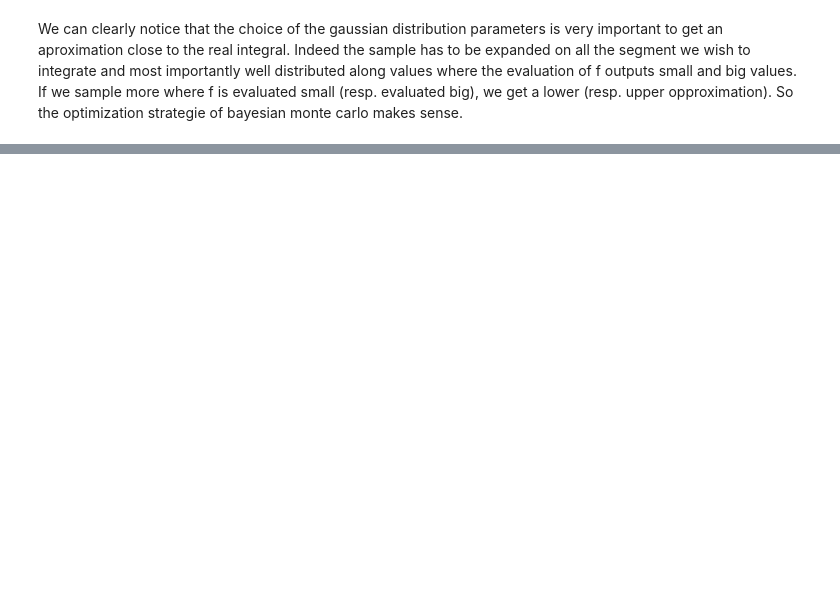
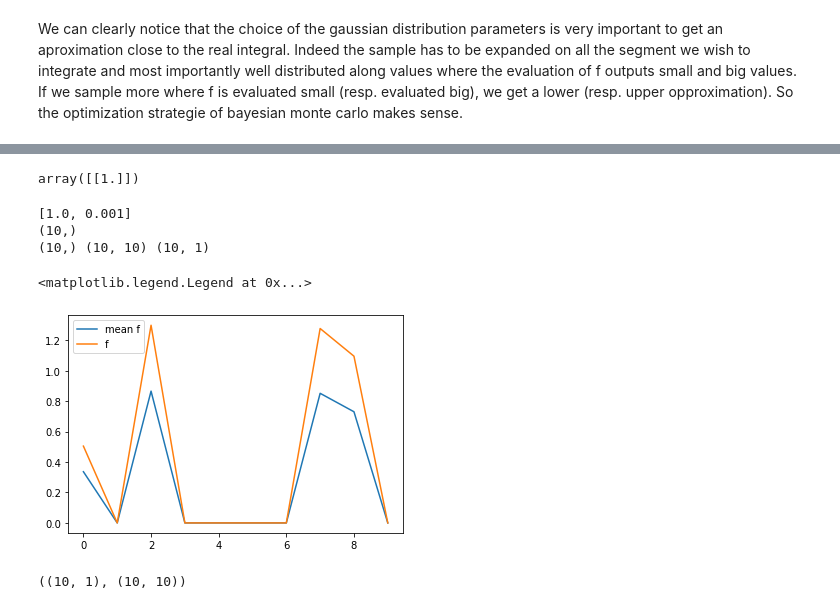
Before and after one commit to KALAEric/Bayesian-Monte-Carlo, a Jupyter notebook: bmc_sandbox.ipynb, the cells around one changed output, grey strips where cells are left out. Drawn from its saved outputs; the diff is of its cells as text; code cells hidden in the pictures; blank space fills up the shorter version.

```diff
--- a/bmc_sandbox.ipynb
+++ b/bmc_sandbox.ipynb
@@ -112,0 +103,22 @@ array([[1.00000000e+00, 1.18611202e-08, 3.67879441e-01, 3.67879441e-01],
+# %%
+b=np.array([0])
+B=np.array([[1]])
+w=np.array([.1,.5])
+a=np.array([2])
+d=b.shape[0]
+A=np.diag(w[1:])
+p=multivariate_normal(mean=b,cov=B)
+
+z=w[0]*np.linalg.inv(np.sqrt(abs(np.linalg.inv(A)@B + np.eye(d))))*np.exp(-.5*(a-b).T@np.linalg.inv(A+B)@(a-b))
+
+x=p.rvs(10).reshape(10,1)
+fb=f(x)
+K=covariance_function(x,w=np.array([0.1,.5]))
+
+E=z*np.linalg.inv(K)@fb
+V=w[0]*np.linalg.inv(np.sqrt(abs(2*np.linalg.inv(A)@B + np.eye(d)))) -z*np.linalg.inv(K)*z
+E.shape, V.shape
+E.mean()
+# multivariate_normal(mean=E.flatten(),cov=V).rvs()
+# %% [output]
+array([[1.]])
@@ -112,0 +203,31 @@ array([[1.00000000e+00, 1.18611202e-08, 3.67879441e-01, 3.67879441e-01],
+# %%
+b=np.array([0.5])
+B=np.array([[1]])
+w=np.array([.1,.5])
+a=np.array([2])
+d=b.shape[0]
+A=np.diag(w[1:])
+p=multivariate_normal(mean=b,cov=B)
+
+X=p.rvs(10).reshape(10,1)
+y=f(X)
+x=np.array([[1]])
+noise_level=.5
+
+bm=bmc(X,y,k,noise_level, x,p)
+bm.log_marginal(w=w)
+mean_f,var_f, I, var_I=bm.compute()
+
+plt.plot(mean_f, label="mean f")
+plt.plot(y, label="f")
+plt.legend()
+# %% [output]
+[1.0, 0.001]
+(10,)
+(10,) (10, 10) (10, 1)
+<matplotlib.legend.Legend at 0x...>
+[figure, added]
+# %%
+E.shape,V.shape
+# %% [output]
+((10, 1), (10, 10))
```
Also changed, not shown: parts of 6 cells of this notebook.
